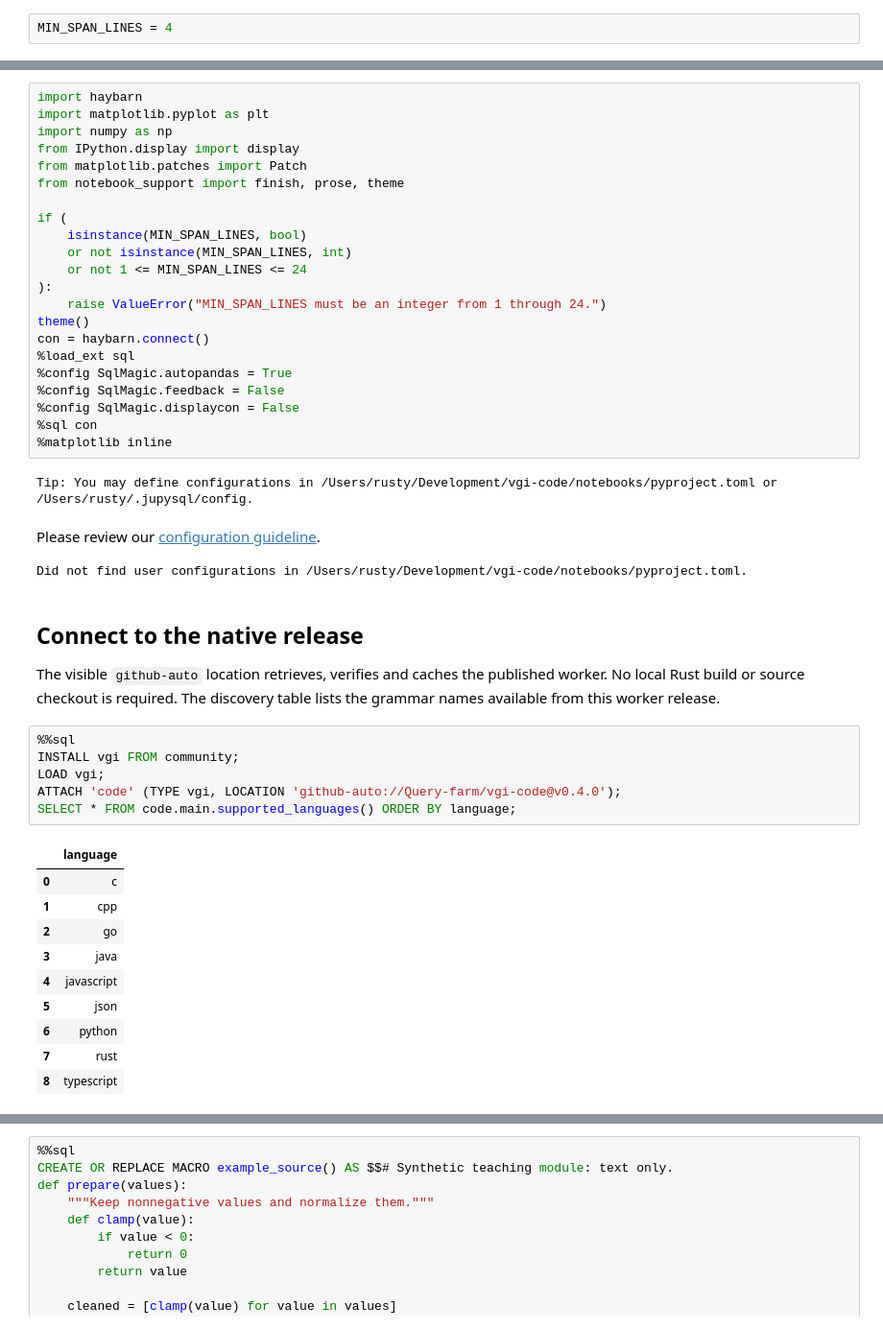
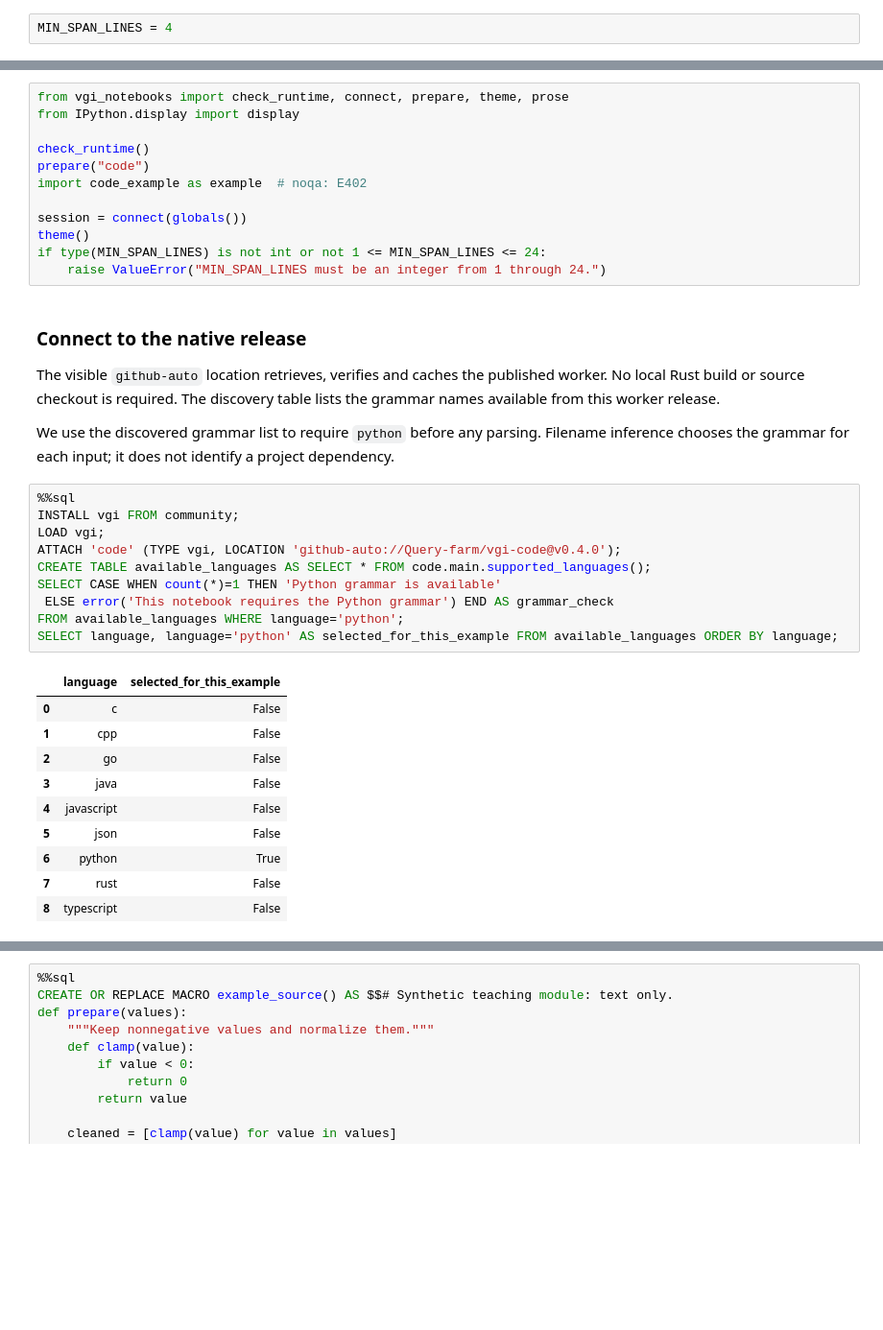
Before and after one commit to Query-farm/vgi-code, a Jupyter notebook: notebooks/01_review_functions_without_double_counting_lines.ipynb, the cells around one changed output, grey strips where cells are left out. Shown at 96% size. Saved outputs shown, nothing was run; the diff lists cells and outputs as text; blank space fills up the shorter version.

```diff
--- a/notebooks/01_review_functions_without_double_counting_lines.ipynb
+++ b/notebooks/01_review_functions_without_double_counting_lines.ipynb
@@ -41,50 +44,43 @@ sys.path.insert(0, str(NOTEBOOK_DIR))
 # %%
-import haybarn
-import matplotlib.pyplot as plt
-import numpy as np
+from vgi_notebooks import check_runtime, connect, prepare, theme, prose
 from IPython.display import display
-from matplotlib.patches import Patch
-from notebook_support import finish, prose, theme
 
-if (
-    isinstance(MIN_SPAN_LINES, bool)
-    or not isinstance(MIN_SPAN_LINES, int)
-    or not 1 <= MIN_SPAN_LINES <= 24
-):
+check_runtime()
+prepare("code")
+import code_example as example  # noqa: E402
+
+session = connect(globals())
+theme()
+if type(MIN_SPAN_LINES) is not int or not 1 <= MIN_SPAN_LINES <= 24:
     raise ValueError("MIN_SPAN_LINES must be an integer from 1 through 24.")
-theme()
-con = haybarn.connect()
-%load_ext sql
-%config SqlMagic.autopandas = True
-%config SqlMagic.feedback = False
-%config SqlMagic.displaycon = False
-%sql con
-%matplotlib inline
-# %% [output]
-Tip: You may define configurations in /Users/rusty/Development/vgi-code/notebooks/pyproject.toml or /Users/rusty/.jupysql/config.
-Please review our configuration guideline.
-Did not find user configurations in /Users/rusty/Development/vgi-code/notebooks/pyproject.toml.
 # %% [markdown]
-## Connect to the native release
+### Connect to the native release
 
 The visible `github-auto` location retrieves, verifies and caches the published
 worker. No local Rust build or source checkout is required. The discovery table
 lists the grammar names available from this worker release.
+
+We use the discovered grammar list to require `python` before any parsing. Filename
+inference chooses the grammar for each input; it does not identify a project dependency.
 # %%
 %%sql
 INSTALL vgi FROM community;
 LOAD vgi;
 ATTACH 'code' (TYPE vgi, LOCATION 'github-auto://Query-farm/vgi-code@v0.4.0');
-SELECT * FROM code.main.supported_languages() ORDER BY language;
+CREATE TABLE available_languages AS SELECT * FROM code.main.supported_languages();
+SELECT CASE WHEN count(*)=1 THEN 'Python grammar is available'
+ ELSE error('This notebook requires the Python grammar') END AS grammar_check
+FROM available_languages WHERE language='python';
+SELECT language, language='python' AS selected_for_this_example FROM available_languages ORDER BY language;
 # %% [output]
-|  | language |
-| 0 | c |
-| 1 | cpp |
-| 2 | go |
-| 3 | java |
-| 4 | javascript |
-| 5 | json |
-| 6 | python |
-| 7 | rust |
-| 8 | typescript |
+|  | language | selected_for_this_example |
+| 0 | c | False |
+| 1 | cpp | False |
+| 2 | go | False |
+| 3 | java | False |
+| 4 | javascript | False |
+| 5 | json | False |
+| 6 | python | True |
+| 7 | rust | False |
+| 8 | typescript | False |
 # %% [markdown]
```
Also changed, not shown: parts of 15 cells of this notebook, 14 other files.
